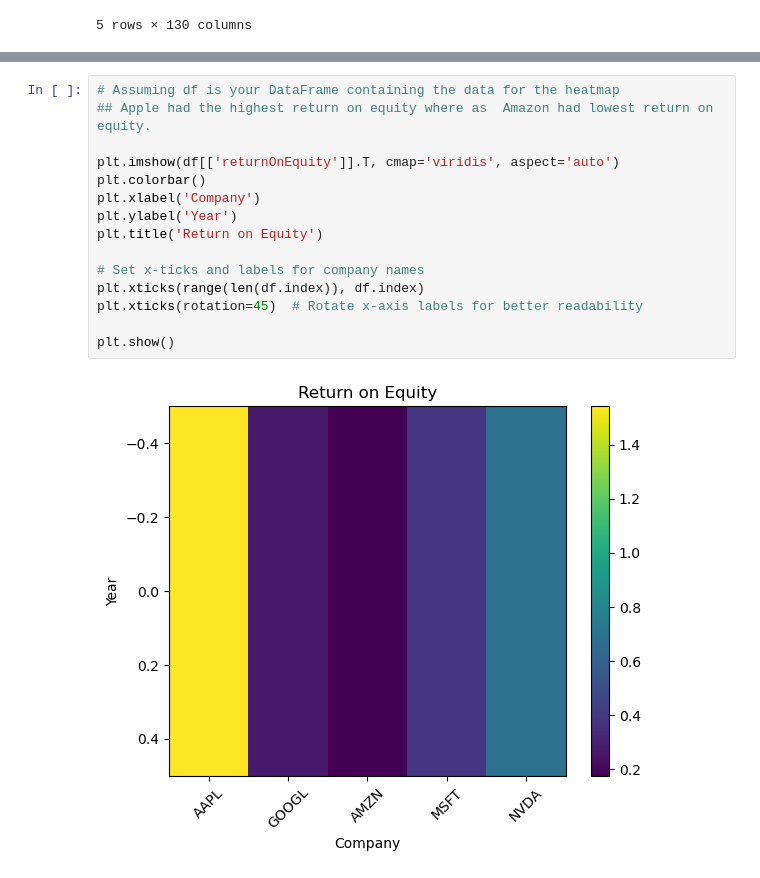
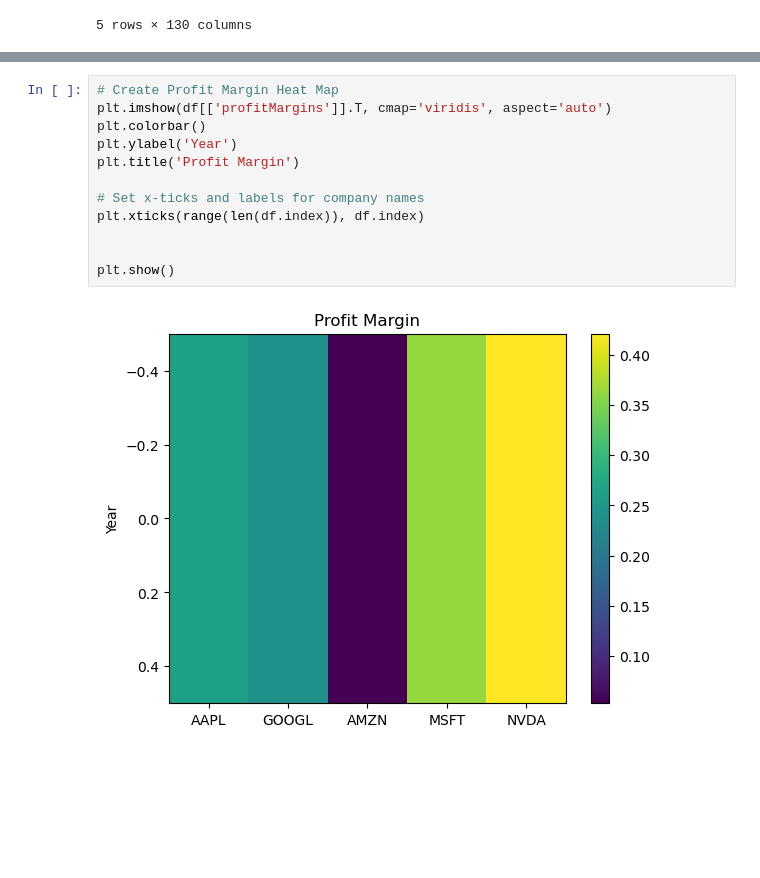
Before and after one commit to ElleNaazB/Project-1, a Jupyter notebook: 1fin_analysis_diagram.ipynb, the cells around one changed output, grey strips where cells are left out. Cells and saved outputs as stored; diff of their text form; blank space fills up the shorter version.

```diff
--- a/1fin_analysis_diagram.ipynb
+++ b/1fin_analysis_diagram.ipynb
@@ -108,17 +134,14 @@ plt.show()
 # %%
-# Assuming df is your DataFrame containing the data for the heatmap
-## Apple had the highest return on equity where as  Amazon had lowest return on equity.
-
-plt.imshow(df[['returnOnEquity']].T, cmap='viridis', aspect='auto')
+# Create Profit Margin Heat Map
+plt.imshow(df[['profitMargins']].T, cmap='viridis', aspect='auto')
 plt.colorbar()
-plt.xlabel('Company')
 plt.ylabel('Year')
-plt.title('Return on Equity')
+plt.title('Profit Margin')
 
 # Set x-ticks and labels for company names
 plt.xticks(range(len(df.index)), df.index)
-plt.xticks(rotation=45)  # Rotate x-axis labels for better readability
+
 
 plt.show()
 # %% [output]
-[figure, old version]
+[figure, new version]
```
Also changed, not shown: parts of 13 cells of this notebook.
